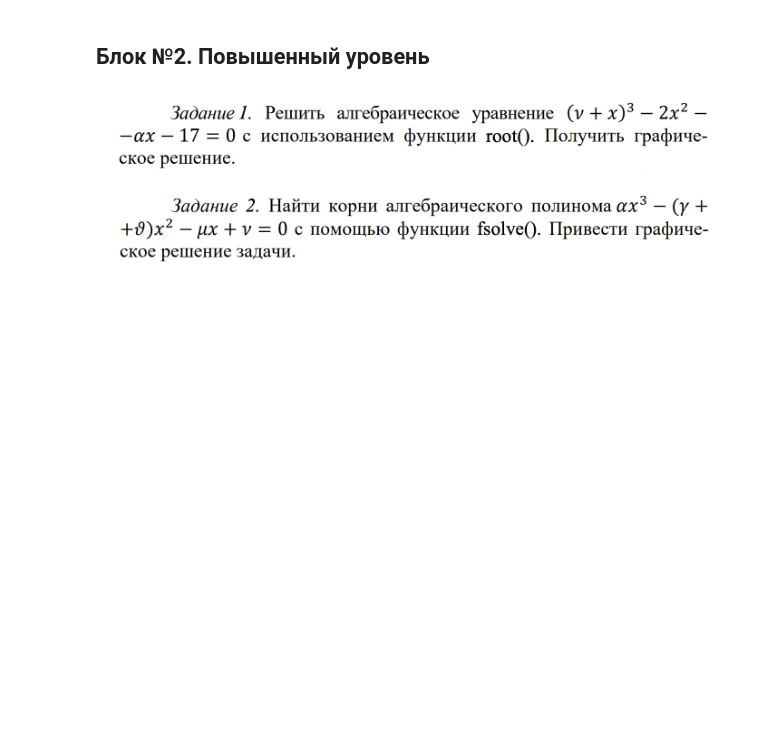
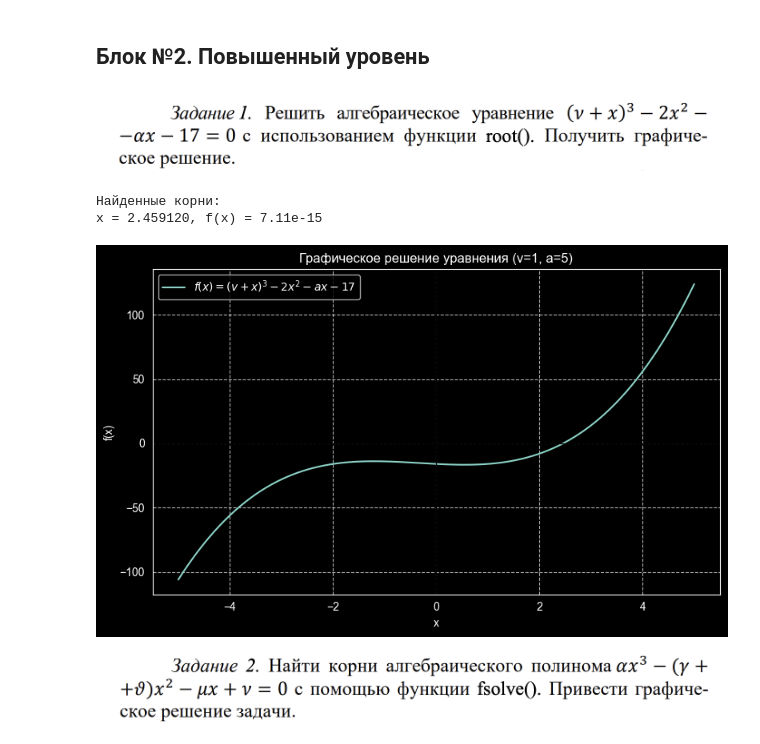
Before and after one commit to Calrission/MIIGAIK-Computer-Math, a Jupyter notebook: 4. Библиотека SciPy/Практическая_работа_№4_Библиотека_SciPy_Часть_№1.ipynb, the cells around one changed output. Saved outputs shown, nothing was run; the diff lists cells and outputs as text; code cells hidden in the pictures; blank space fills up the shorter version.

```diff
--- a/4. Библиотека SciPy/Практическая_работа_№4_Библиотека_SciPy_Часть_№1.ipynb
+++ b/4. Библиотека SciPy/Практическая_работа_№4_Библиотека_SciPy_Часть_№1.ipynb
@@ -42,0 +130,12 @@
+# %%
+import numpy as np
+from scipy.optimize import minimize
+
+def f(x):
+    return 100 * (x[1] - x[0]**2)**2 + (1 - x[0])**2
+
+x0 = np.array([-1.2, 1.0])
+result = minimize(f, x0, method='BFGS')
+
+print("Оптимальная точка:", result.x)
+print("Значение функции в минимуме:", result.fun)
@@ -49,2 +149,55 @@
+# %%
+import numpy as np
+import matplotlib.pyplot as plt
+from scipy.optimize import root_scalar
+
+v = 1
+a = 5
+
+def f(x):
+    return (v + x)**3 - 2*x**2 - a*x - 17
+
+def find_roots(f, x_min, x_max, n=1000):
+    x_vals = np.linspace(x_min, x_max, n)
+    roots = []
+    for i in range(len(x_vals)-1):
+        if f(x_vals[i]) * f(x_vals[i+1]) < 0:
+            try:
+                root = root_scalar(f, bracket=[x_vals[i], x_vals[i+1]], method='brentq').root
+                roots.append(root)
+            except ValueError:
+                continue
+    return roots
+
+x_min, x_max = -5, 5
+roots = find_roots(f, x_min, x_max)
+
+print("Найденные корни:")
+for r in roots:
+    print(f"x = {r:.6f}, f(x) = {f(r):.2e}")
+
+x_plot = np.linspace(x_min, x_max, 500)
+y_plot = f(x_plot)
+
+plt.figure(figsize=(8, 5))
+plt.plot(x_plot, y_plot, label='$f(x) = (v+x)^3 - 2x^2 - a x - 17$')
+plt.axhline(0, color='black', linewidth=0.8)
+plt.axvline(0, color='black', linewidth=0.8)
+plt.grid(True, linestyle='--', alpha=0.7)
+
+for r in roots:
+    plt.plot(r, 0, 'ro', markersize=8)
+    plt.text(r, 0.5, f'{r:.4f}', ha='center')
+
+plt.xlabel('x')
+plt.ylabel('f(x)')
+plt.title(f'Графическое решение уравнения (v={v}, a={a})')
+plt.legend()
+plt.tight_layout()
+plt.show()
+# %% [output]
+Найденные корни:
+x = 2.459120, f(x) = 7.11e-15
+[figure, added]
 # %% [markdown]
 ![image.png](embedded-picture-1)
```
Also changed, not shown: parts of 27 cells of this notebook.
